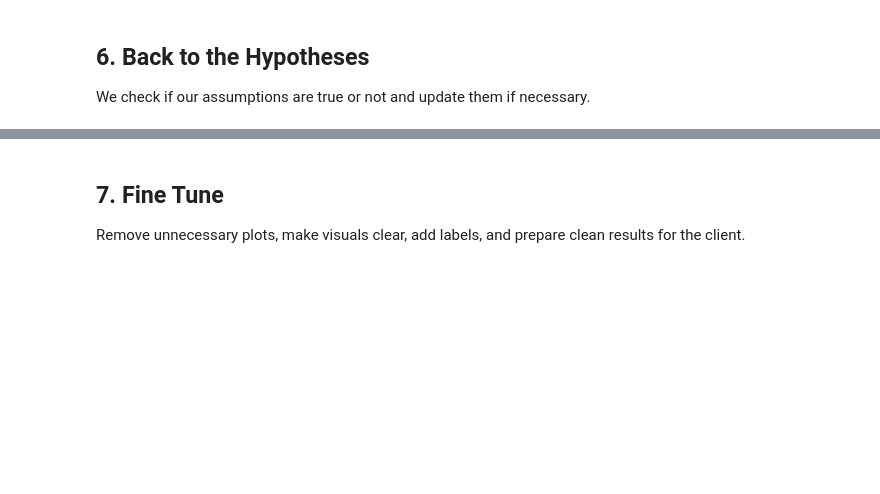
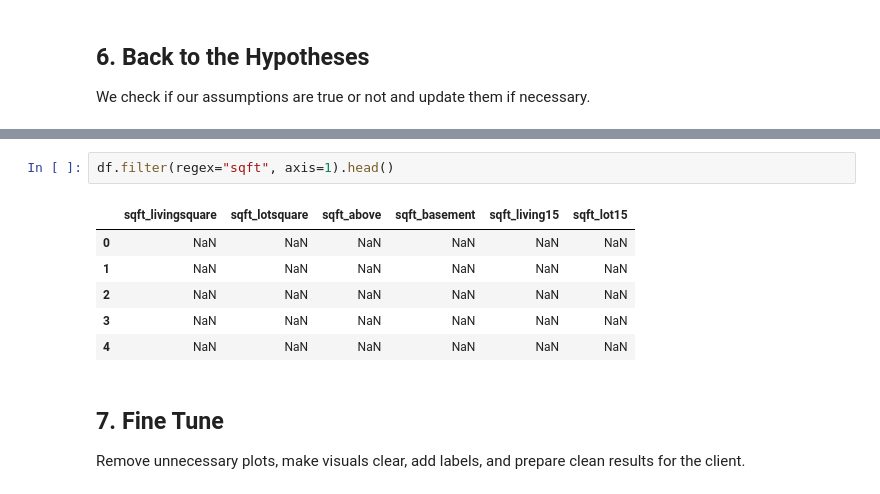
Before and after one commit to asimeoa/ds-eda-project-template_sia, a Jupyter notebook: eda_analysis_main.ipynb, the cells around one changed output, grey strips where cells are left out. Cells and saved outputs as stored; diff of their text form; blank space fills up the shorter version.

```diff
--- a/eda_analysis_main.ipynb
+++ b/eda_analysis_main.ipynb
@@ -209,3 +404,12 @@ plt.show()
+# %%
+df.filter(regex="sqft", axis=1).head()
+# %% [output]
+|  | sqft_livingsquare | sqft_lotsquare | sqft_above | sqft_basement | sqft_living15 | sqft_lot15 |
+| 0 | NaN | NaN | NaN | NaN | NaN | NaN |
+| 1 | NaN | NaN | NaN | NaN | NaN | NaN |
+| 2 | NaN | NaN | NaN | NaN | NaN | NaN |
+| 3 | NaN | NaN | NaN | NaN | NaN | NaN |
+| 4 | NaN | NaN | NaN | NaN | NaN | NaN |
 # %% [markdown]
 ## 7. Fine Tune
 
```
Also changed, not shown: parts of 31 cells of this notebook, 1 other file.
